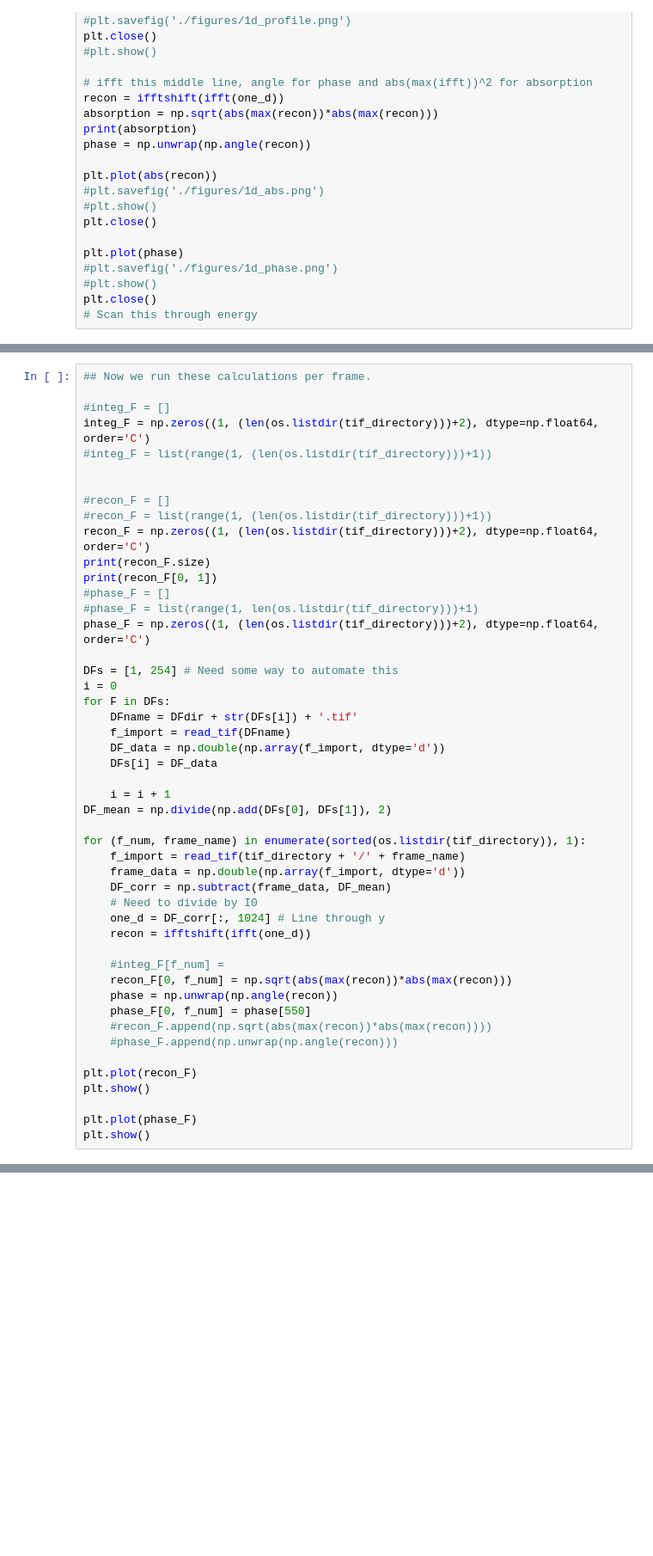
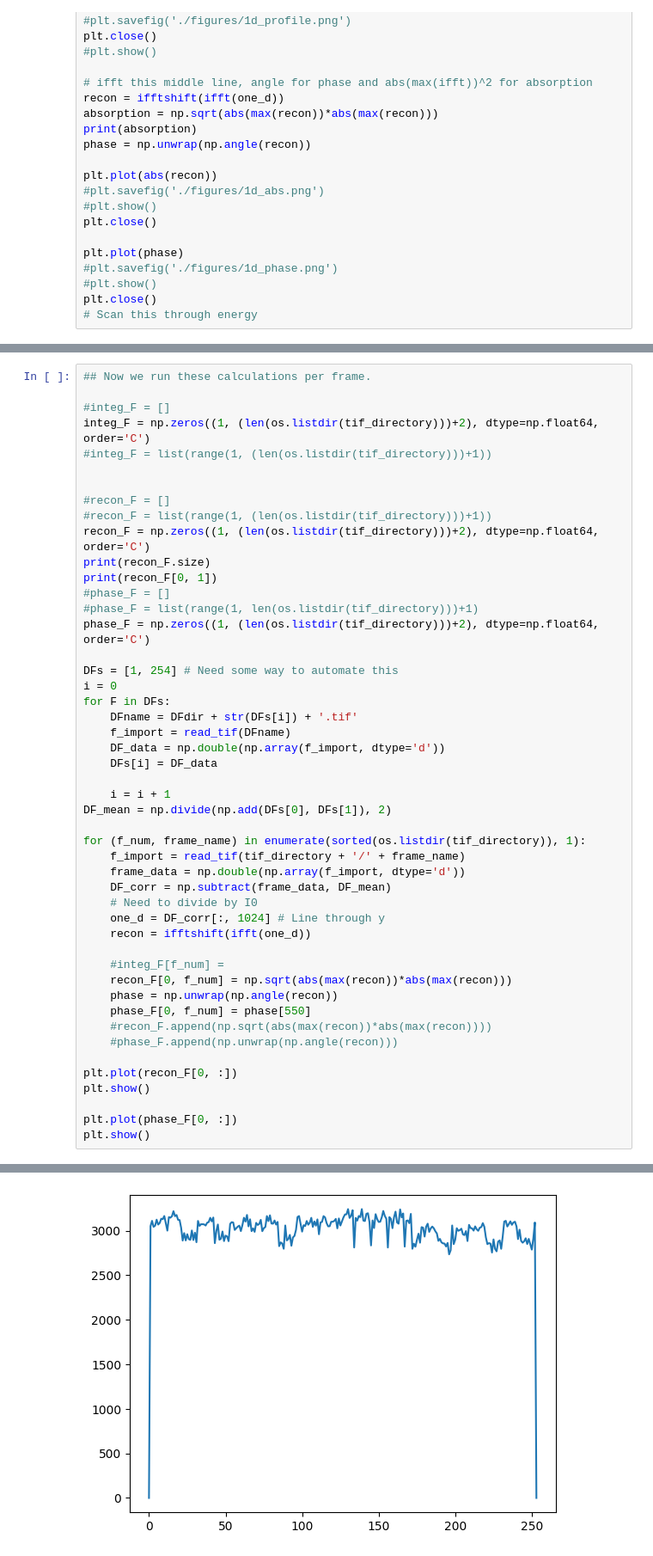
Before and after one commit to pdipasquale/SAXS-WAXS-Data-Analysis, a Jupyter notebook: saxs_analysis.ipynb, the cells around one changed output, grey strips where cells are left out. Shown at 86% size. Cells and saved outputs as stored; diff of their text form; blank space fills up the shorter version.

Commit message:
plotting added. ALL DONE FOR NOW!. Need to do log file stuff, though...

```diff
--- a/saxs_analysis.ipynb
+++ b/saxs_analysis.ipynb
@@ -147,8 +156,9 @@ for (f_num, frame_name) in enumerate(sorted(os.listdir(tif_directory)), 1):
     #recon_F.append(np.sqrt(abs(max(recon))*abs(max(recon))))
     #phase_F.append(np.unwrap(np.angle(recon)))
 
-plt.plot(recon_F)
+plt.plot(recon_F[0, :])
 plt.show()
 
-plt.plot(phase_F)
+plt.plot(phase_F[0, :])
 plt.show()
+# %% [output]
@@ -154,0 +182 @@ plt.show()
+[figure, added]
```
Also changed, not shown: parts of 4 cells of this notebook.
